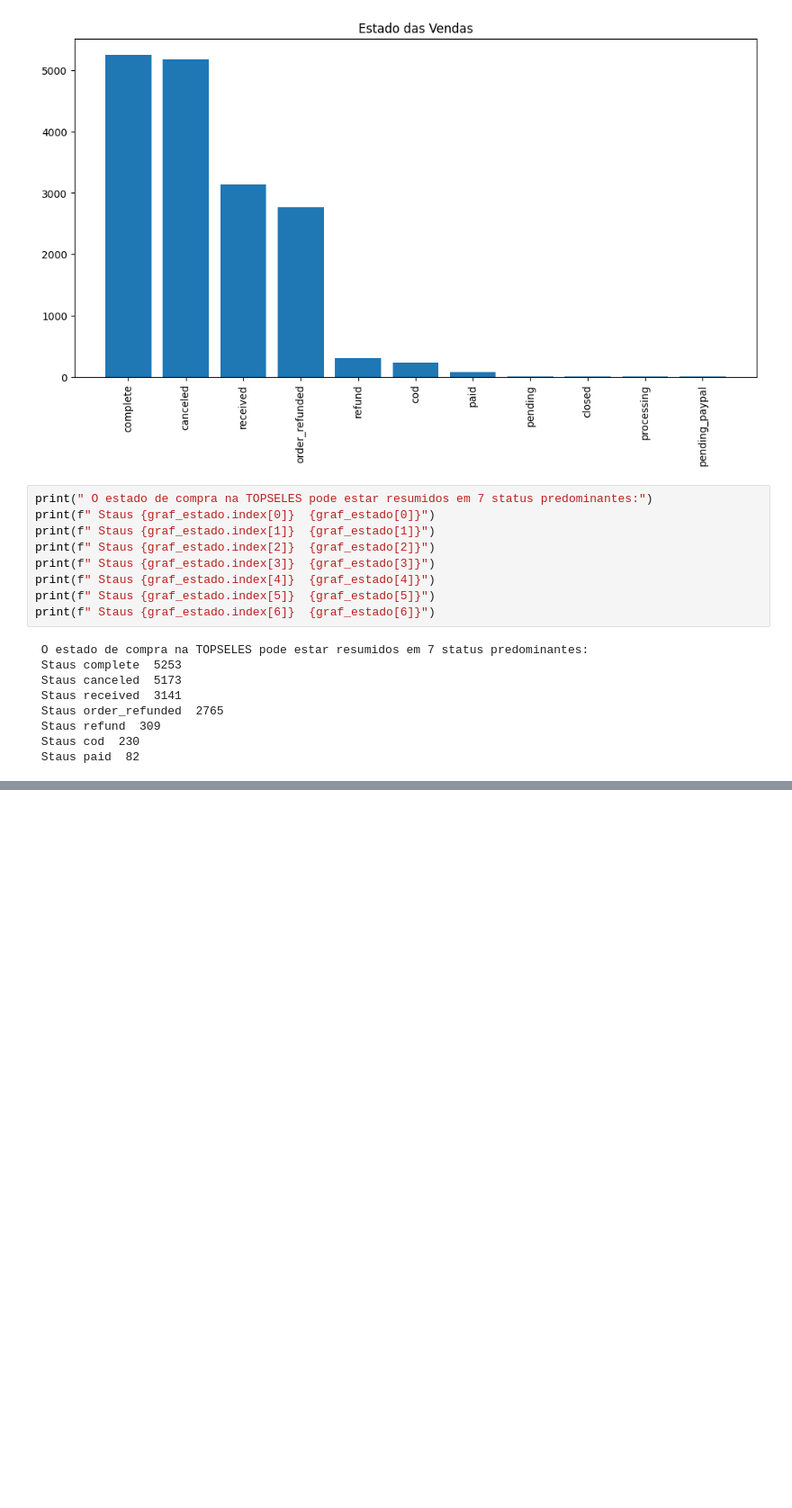
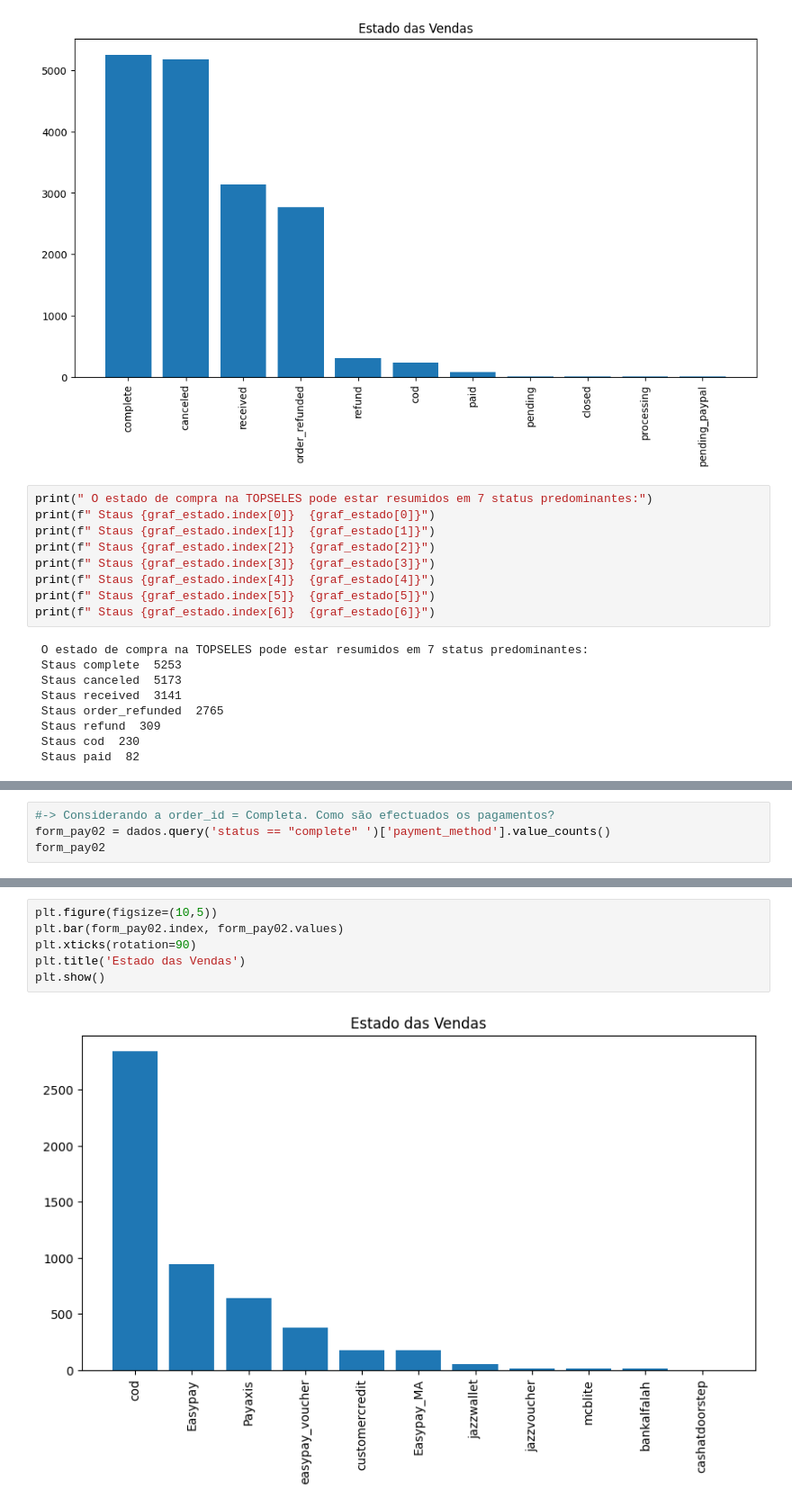
Before and after one commit to Gcango/Analise_Exploratorio_dos_Dados_da_TopSeles, a Jupyter notebook: Analise_Exploratoria_TopSeles.ipynb, the cells around one changed output, grey strips where cells are left out. Shown at 90% size. Cells and saved outputs as stored; diff of their text form; blank space fills up the shorter version.

```diff
--- a/Analise_Exploratoria_TopSeles.ipynb
+++ b/Analise_Exploratoria_TopSeles.ipynb
@@ -343,0 +483,4 @@ print(f" Staus {graf_estado.index[6]}  {graf_estado[6]}")
+# %%
+#-> Considerando a order_id = Completa. Como são efectuados os pagamentos?
+form_pay02 = dados.query('status == "complete" ')['payment_method'].value_counts()
+form_pay02
@@ -343,0 +500,8 @@ print(f" Staus {graf_estado.index[6]}  {graf_estado[6]}")
+# %%
+plt.figure(figsize=(10,5))
+plt.bar(form_pay02.index, form_pay02.values)
+plt.xticks(rotation=90)
+plt.title('Estado das Vendas')
+plt.show()
+# %% [output]
+[figure, added]
```
Also changed, not shown: parts of 22 cells of this notebook.
